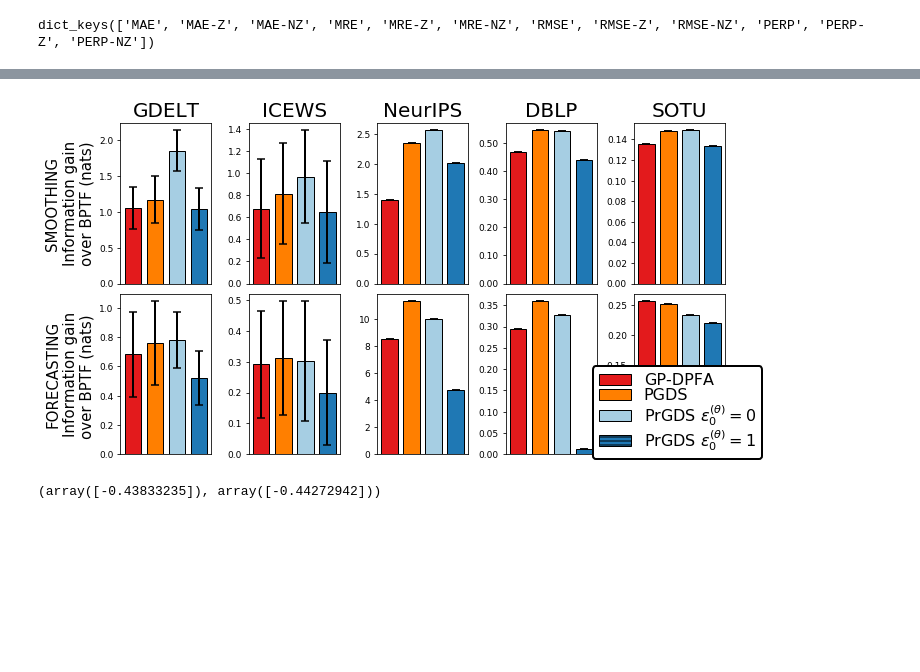
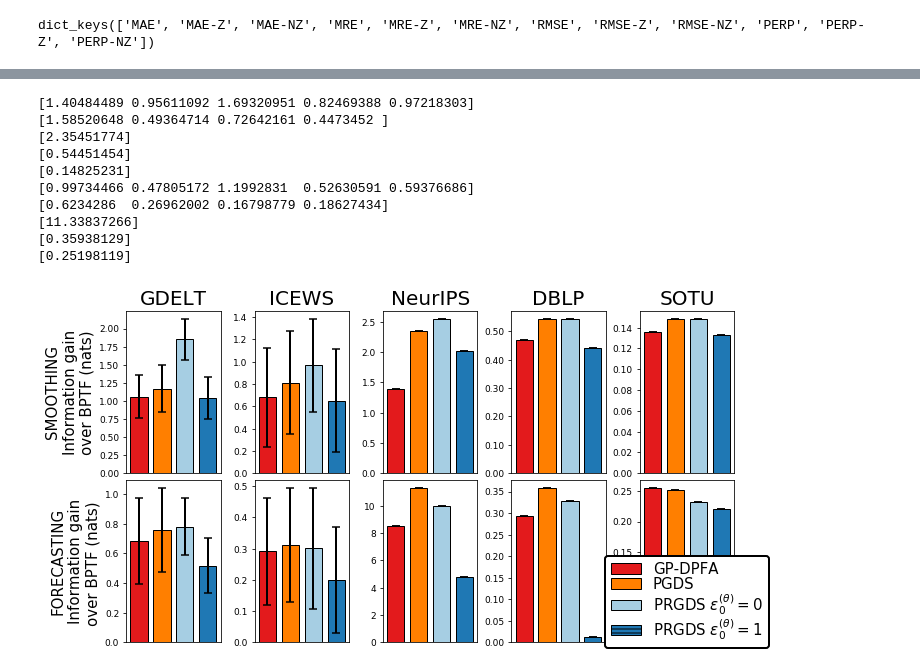
Before and after one commit to aschein/prgds, a Jupyter notebook: results/matrices/matrix_results.ipynb, the cells around one changed output, grey strips where cells are left out. Cells and saved outputs as stored; diff of their text form; code cells hidden in the pictures; blank space fills up the shorter version.

```diff
--- a/results/matrices/matrix_results.ipynb
+++ b/results/matrices/matrix_results.ipynb
@@ -62,8 +62,12 @@ for row, task in enumerate(['Smoothing', 'Forecasting']):
         metric_str = 'perp_s' if task ==  'Smoothing' else 'perp_f'
         bptf_vals = np.array([x for x in foo[metric_str]])
 
+
+
         vals = np.asarray(all_results[dataset]['pgds'][err_metric])
         vals = np.log(bptf_vals)-np.log(vals)
+
+        print(vals)
 
         ax.bar(width + space, vals.mean(), yerr=vals.std(), label='PGDS',
                color=PGDS_COLOR, width=width,
@@ -137,38 +141,44 @@ for row in range(2):
 LEGEND_ELEMENTS = [mpatches.Patch(facecolor=GPDPFA_COLOR,
                    edgecolor='Black',
                    label='GP-DPFA'),
 
                 mpatches.Patch(facecolor=PGDS_COLOR,
                    edgecolor='Black',
                    label='PGDS'),
 
                    mpatches.Patch(facecolor=PRGDS0_COLOR,
                     edgecolor='Black',
-                    label='PrGDS $\\epsilon_0^{(\\theta)}{=}0$'),
+                    label='PRGDS $\\epsilon_0^{(\\theta)}{=}0$'),
 
                   mpatches.Patch(facecolor=PRGDS1_COLOR,
                     edgecolor='Black',
                     hatch='-' * 3,
-                    label='PrGDS $\\epsilon_0^{(\\theta)}{=}1$')]
+                    label='PRGDS $\\epsilon_0^{(\\theta)}{=}1$')]
 
 legend = plt.figlegend(handles=LEGEND_ELEMENTS,
               loc='lower right',
               ncol=1,
               labelspacing=0.,
               framealpha=1.0,
-              prop={'size':16},
+              prop={'size':15},
               frameon=True)
 legend.get_frame().set_linewidth(2)
 legend.get_frame().set_edgecolor('Black')
 
 plt.tight_layout(pad=0.1, h_pad=None, w_pad=None, rect=None)
 plt.savefig('test_new_matrix_results.pdf',
             dpi=1000,
             pad_inches=0.0,
             format='pdf')
 # %% [output]
+[1.40484489 0.95611092 1.69320951 0.82469388 0.97218303]
+[1.58520648 0.49364714 0.72642161 0.4473452 ]
+[2.35451774]
+[0.54451454]
+[0.14825231]
+[0.99734466 0.47805172 1.1992831  0.52630591 0.59376686]
+[0.6234286  0.26962002 0.16798779 0.18627434]
+[11.33837266]
+[0.35938129]
+[0.25198119]
-[figure, old version]
+[figure, new version]
-# %%
--np.log(all_results[dataset]['gpdpfa']['PERP']), -np.log(all_results[dataset]['pgds']['PERP'])
-# %% [output]
-(array([-0.43833235]), array([-0.44272942]))
```
Also changed, not shown: parts of 1 cell of this notebook, 3 other files.
